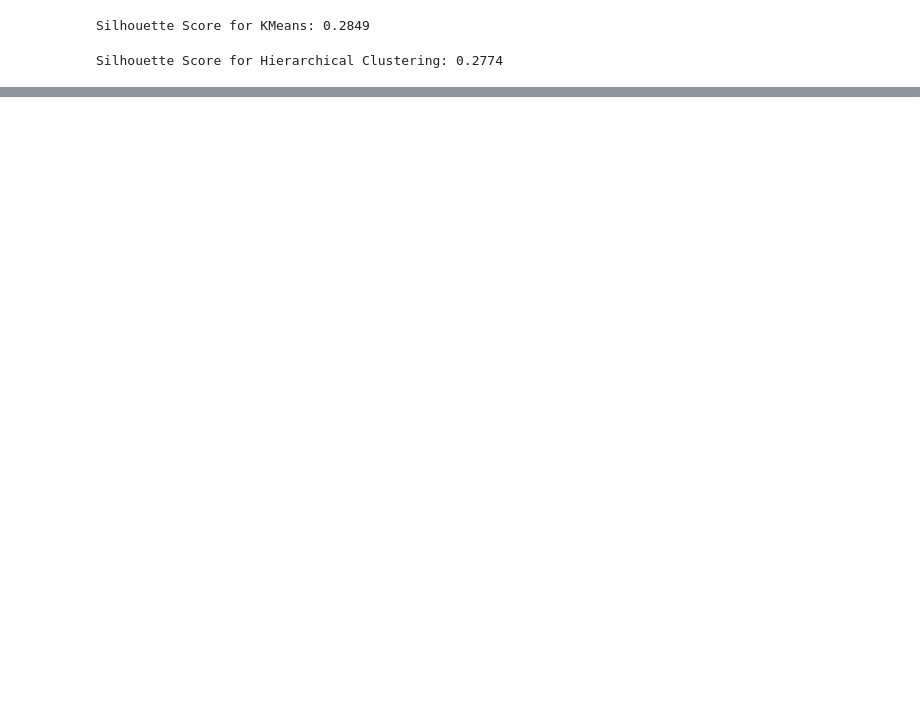
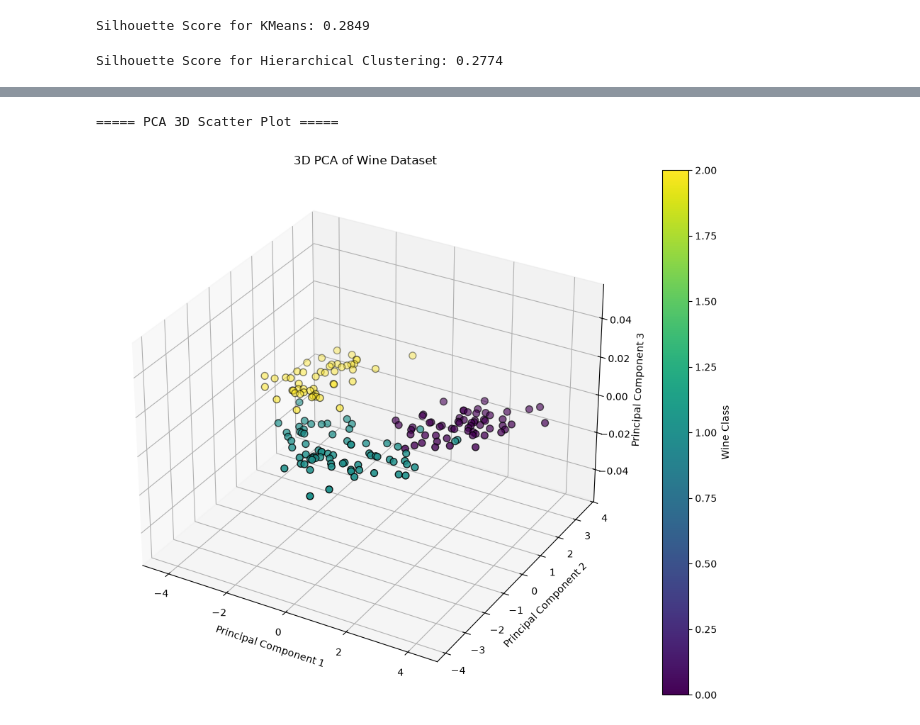
Before and after one commit to AyushShahir/Clustering_Techniques_MLmodel_evaluation, a Jupyter notebook: task3.ipynb, the cells around one changed output, grey strips where cells are left out. Saved outputs shown, nothing was run; the diff lists cells and outputs as text; code cells hidden in the pictures; blank space fills up the shorter version.

```diff
--- a/task3.ipynb
+++ b/task3.ipynb
@@ -93,0 +114,15 @@ AttributeError: 'numpy.ndarray' object has no attribute 'explained_variance_rati
+# %%
+print("===== PCA 3D Scatter Plot =====")
+fig=plt.figure(figsize=(10, 8))
+ax=fig.add_subplot(111, projection='3d')
+scatter=plt.scatter(X_pca_3d[:,0], X_pca_3d[:,1], c=df['target'], cmap='viridis', edgecolor='k', s=50)
+ax.set_xlabel('Principal Component 1')
+ax.set_ylabel('Principal Component 2')
+ax.set_zlabel('Principal Component 3')
+ax.set_title('3D PCA of Wine Dataset')
+fig.colorbar(scatter, label='Wine Class')
+plt.tight_layout()
+plt.show()
+# %% [output]
+===== PCA 3D Scatter Plot =====
+[figure, added]
```
Also changed, not shown: parts of 12 cells of this notebook.
